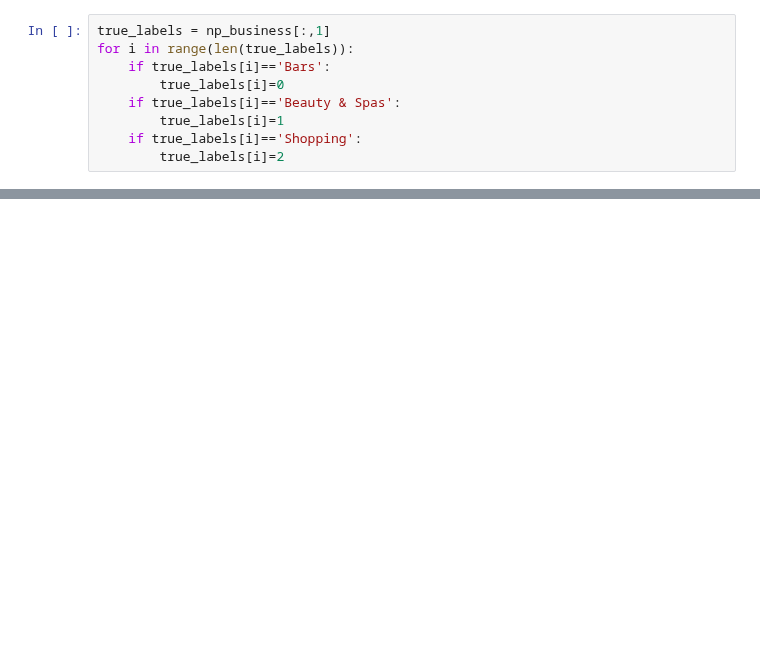
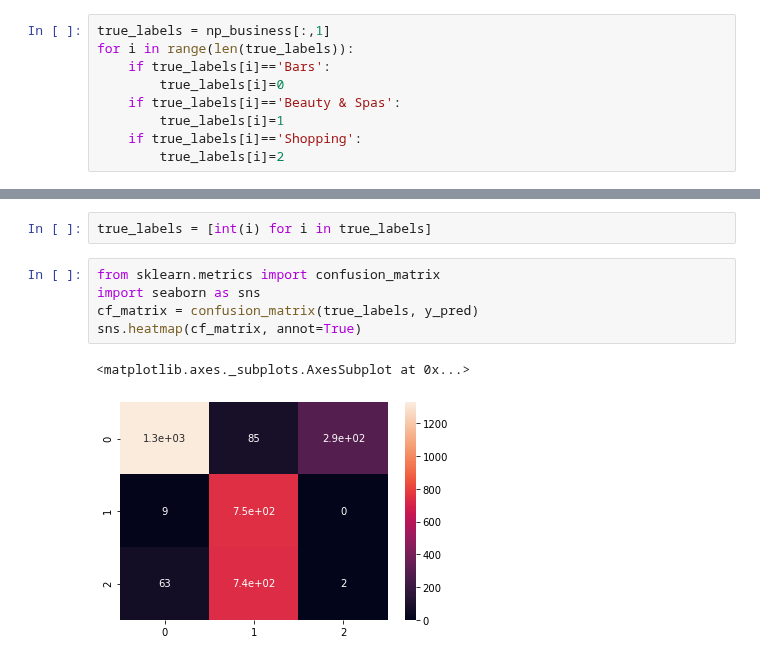
Before and after one commit to lkostakis/data-mining-NLP, a Jupyter notebook: ask3.ipynb, the cells around one changed output, grey strips where cells are left out. Cells and saved outputs as stored; diff of their text form; blank space fills up the shorter version.

Commit message:
Cf matrix

```diff
--- a/ask3.ipynb
+++ b/ask3.ipynb
@@ -98,0 +111,10 @@ array(['0', '0', '1', ..., '0', '0', '0'], dtype='<U22')
+# %%
+true_labels = [int(i) for i in true_labels]
+# %%
+from sklearn.metrics import confusion_matrix
+import seaborn as sns
+cf_matrix = confusion_matrix(true_labels, y_pred)
+sns.heatmap(cf_matrix, annot=True)
+# %% [output]
+<matplotlib.axes._subplots.AxesSubplot at 0x...>
+[figure, added]
```
Also changed, not shown: parts of 7 cells of this notebook.
